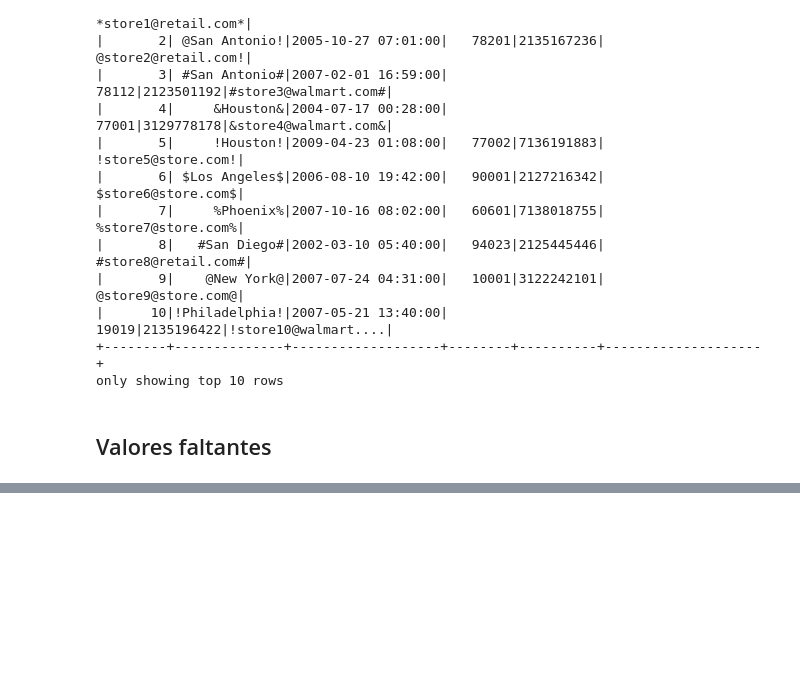
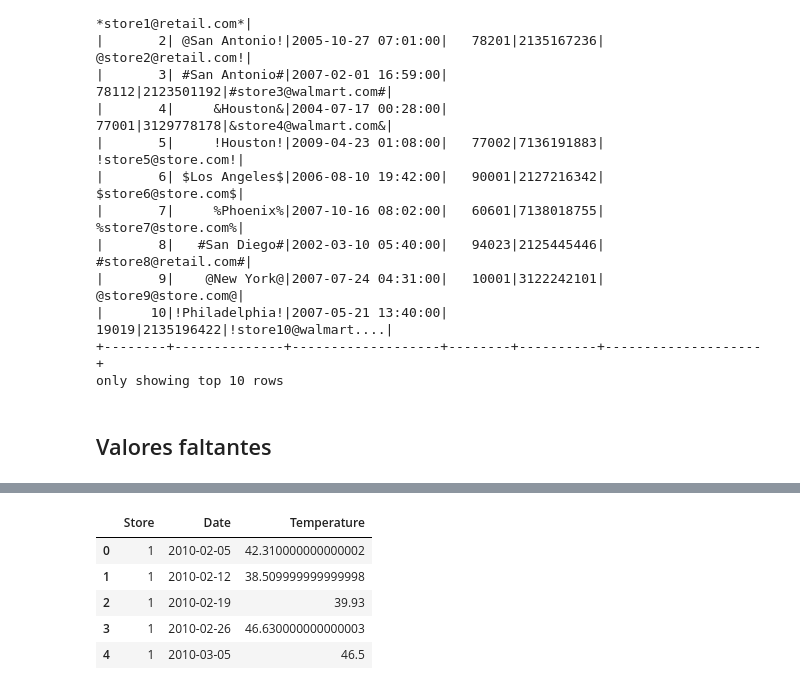
Before and after one commit to luiscxz/Spark, a Jupyter notebook: Limpieza de csv en spark.ipynb, the cells around one changed output, grey strips where cells are left out. Cells and saved outputs as stored; diff of their text form; code cells hidden in the pictures; blank space fills up the shorter version.

```diff
--- a/Limpieza de csv en spark.ipynb
+++ b/Limpieza de csv en spark.ipynb
@@ -180,0 +252,3 @@ AdaptiveSparkPlan isFinalPlan=false
+# %%
+df1 = spark.read.csv(file_path('TFM_Table_Walmart_Sales.csv'),sep=';',header=True)
+df1.show(5)
@@ -180,0 +277,8 @@ AdaptiveSparkPlan isFinalPlan=false
+# %%
+from pyspark.sql.functions import broadcast
+
+# Join cuando las columnas tienen nombres diferentes
+df_selected = df.select("Store_ID", "City")  # selecciona todas las que
+df1 = df1.join(broadcast(df_selected), df1["Store"] == df_selected["Store_ID"], "left")
+df1 = df1.drop("Store_ID")
+df1.show(15)
@@ -180,0 +310,8 @@ AdaptiveSparkPlan isFinalPlan=false
+# %%
+import pandas as pd
+# Seleccionar columnas específicas
+df_selected = df1.select('Store', 'Date', 'Temperature')
+df_selected = df_selected.filter(df_selected['Store'] == '1')
+# %%
+df_pd = df_selected.toPandas()
+df_pd.info()
@@ -180,0 +329,9 @@ AdaptiveSparkPlan isFinalPlan=false
+# %%
+df_pd.head()
+# %% [output]
+|  | Store | Date | Temperature |
+| 0 | 1 | 2010-02-05 | 42.310000000000002 |
+| 1 | 1 | 2010-02-12 | 38.509999999999998 |
+| 2 | 1 | 2010-02-19 | 39.93 |
+| 3 | 1 | 2010-02-26 | 46.630000000000003 |
+| 4 | 1 | 2010-03-05 | 46.5 |
```
Also changed, not shown: parts of 22 cells of this notebook, 1 other file.
